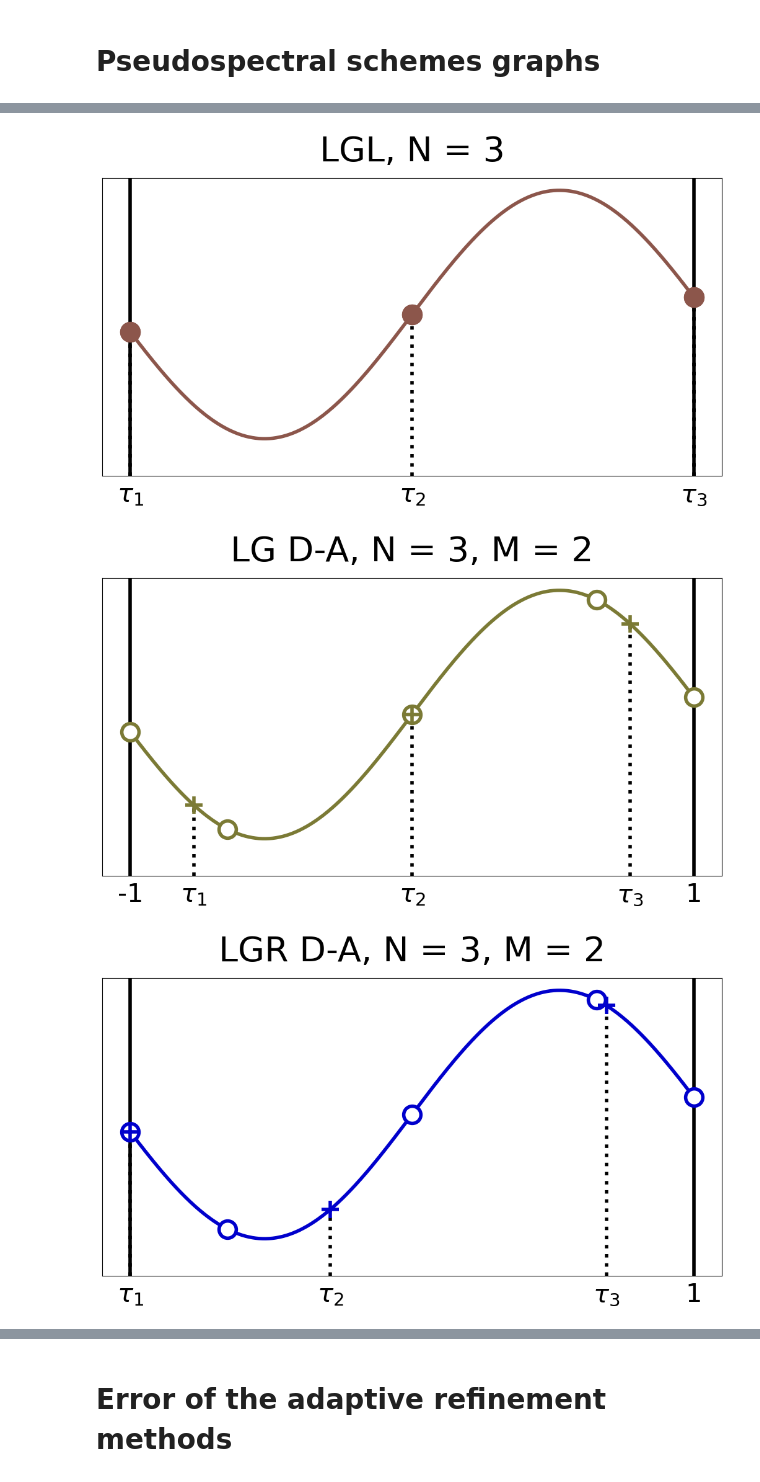
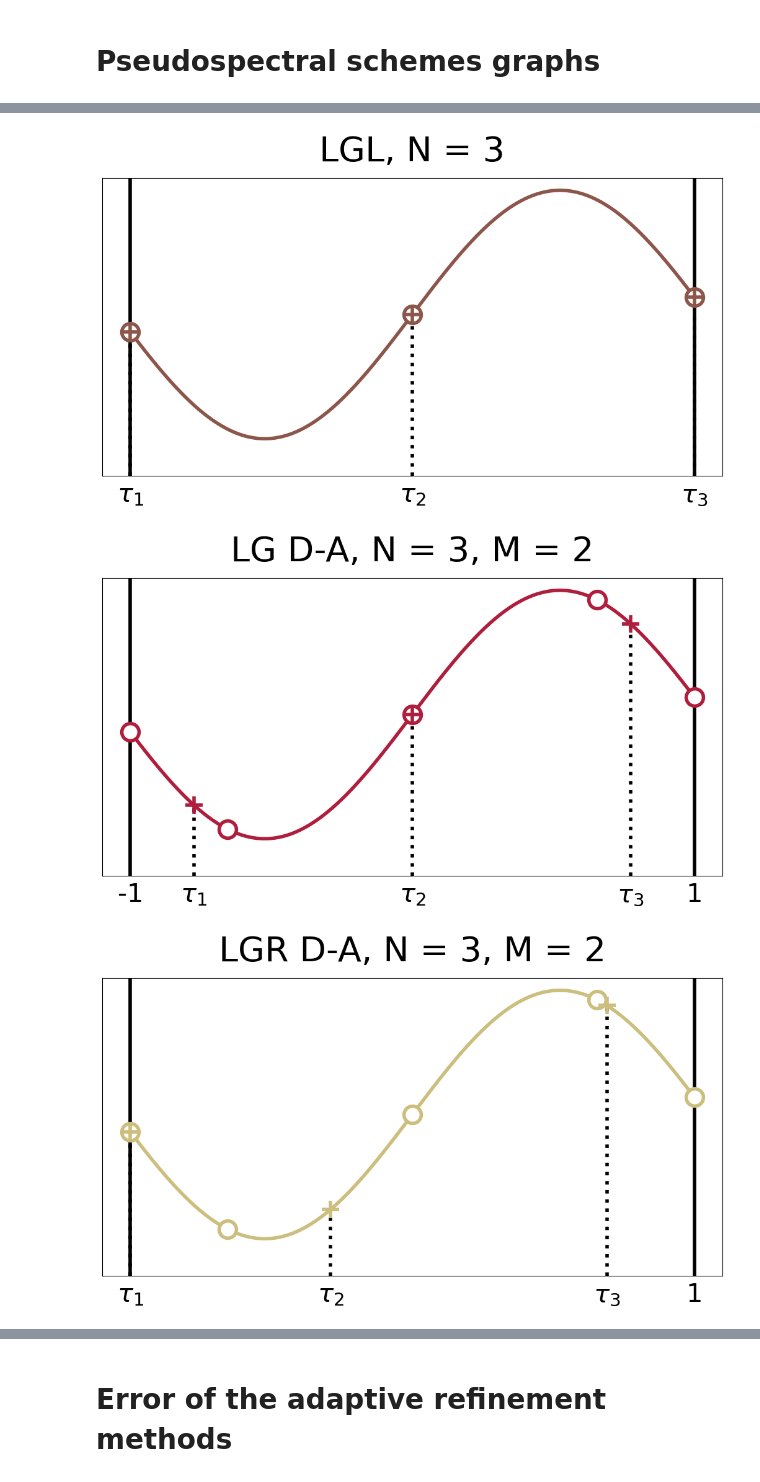
Before and after one commit to AunSiro/Cosejas_IRI, a Jupyter notebook: Casadi/sinthetic data for graphs.ipynb, the cells around one changed output, grey strips where cells are left out. Saved outputs shown, nothing was run; the diff lists cells and outputs as text; code cells hidden in the pictures.

```diff
--- a/Casadi/sinthetic data for graphs.ipynb
+++ b/Casadi/sinthetic data for graphs.ipynb
@@ -1108,7 +1108,7 @@ plt.plot(lgl_nod, lgl_nod_y,'o' ,
          mew = linewidth
         )
 
-plt.plot(lgl_col, lgl_col_y,'o' ,
+plt.plot(lgl_col, lgl_col_y,'+' ,
          mec = sch_to_color(scheme),
          ms = marker_size,
          mew = linewidth,
@@ -1139,9 +1139,9 @@ if save:
             q_counter = None,
         )
 # %% [output]
-[figure, old version]
+[figure, new version]
 # %%
-scheme = 'BU_LG'
+scheme = 'TD_LG'
 
 plt.figure(figsize=oct_fig_size)
 plt.title(sch_to_lab(scheme) + f', N = 3, M = {M}', fontsize=titlesize)
@@ -1198,9 +1198,9 @@ if save:
             q_counter = None,
         )
 # %% [output]
-[figure, old version]
+[figure, new version]
 # %%
-scheme = 'BU_LGR'
+scheme = 'TD_LGR'
 
 plt.figure(figsize=oct_fig_size)
 plt.title(sch_to_lab(scheme) + f', N = 3, M = {M}', fontsize=titlesize)
@@ -1230,32 +1230,32 @@ plt.plot(lgr_col, lgr_col_y,'+' ,
          mec = sch_to_color(scheme),
          ms = marker_size*1,
          mew = linewidth*1,
          mfc = sch_to_color(scheme),
         )
 plt.ylim(-1.3, 1.1)
 plt.tick_params(
         axis='both',          # changes apply to the x-axis
         which='both',      # both major and minor ticks are affected
         bottom=False,      # ticks along the bottom edge are off
         top=False,         # ticks along the top edge are off
         left = False,
         labelleft = False,
         labelbottom=True)
 
 x_ticks = np.array(coll_points(N_col, 'LGR')+[1], dtype = float)
 x_labels = [r'$\tau_'+str(ii+1)+'$' for ii in range(N_col)] + ['1']
 plt.xticks(x_ticks, x_labels, fontsize = 30)
 
 plt.tight_layout(pad=0.0)
 if save:
         save_fig(
             problem_name = problem_name,
             graph_name = 'points',
             schemes_printed = [scheme],
             save_format = save_format,
             N = N_col,
             q_counter = None,
         )
 # %% [output]
-[figure, old version]
+[figure, new version]
 # %%
```
Also changed, not shown: parts of 5 cells of this notebook.
